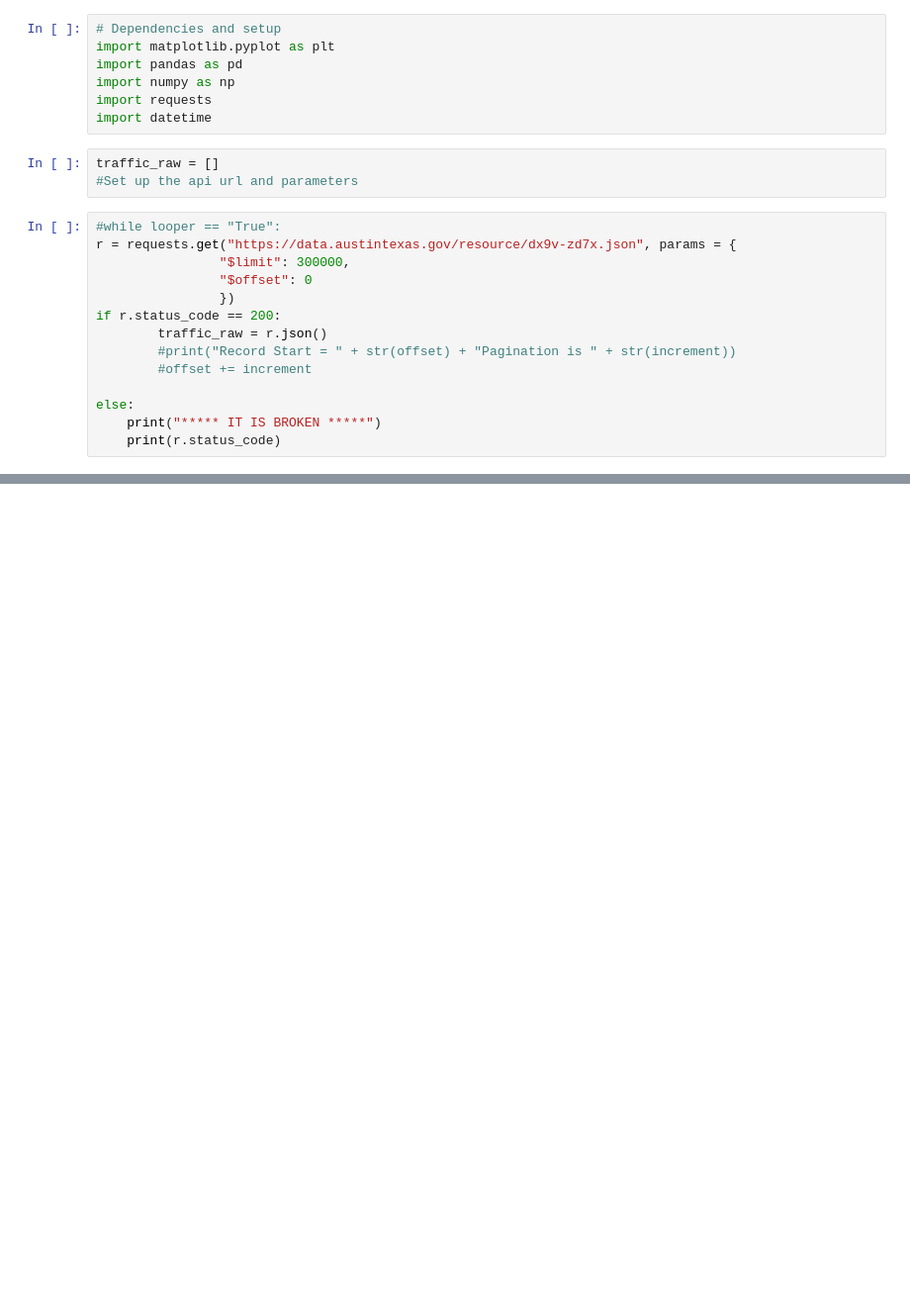
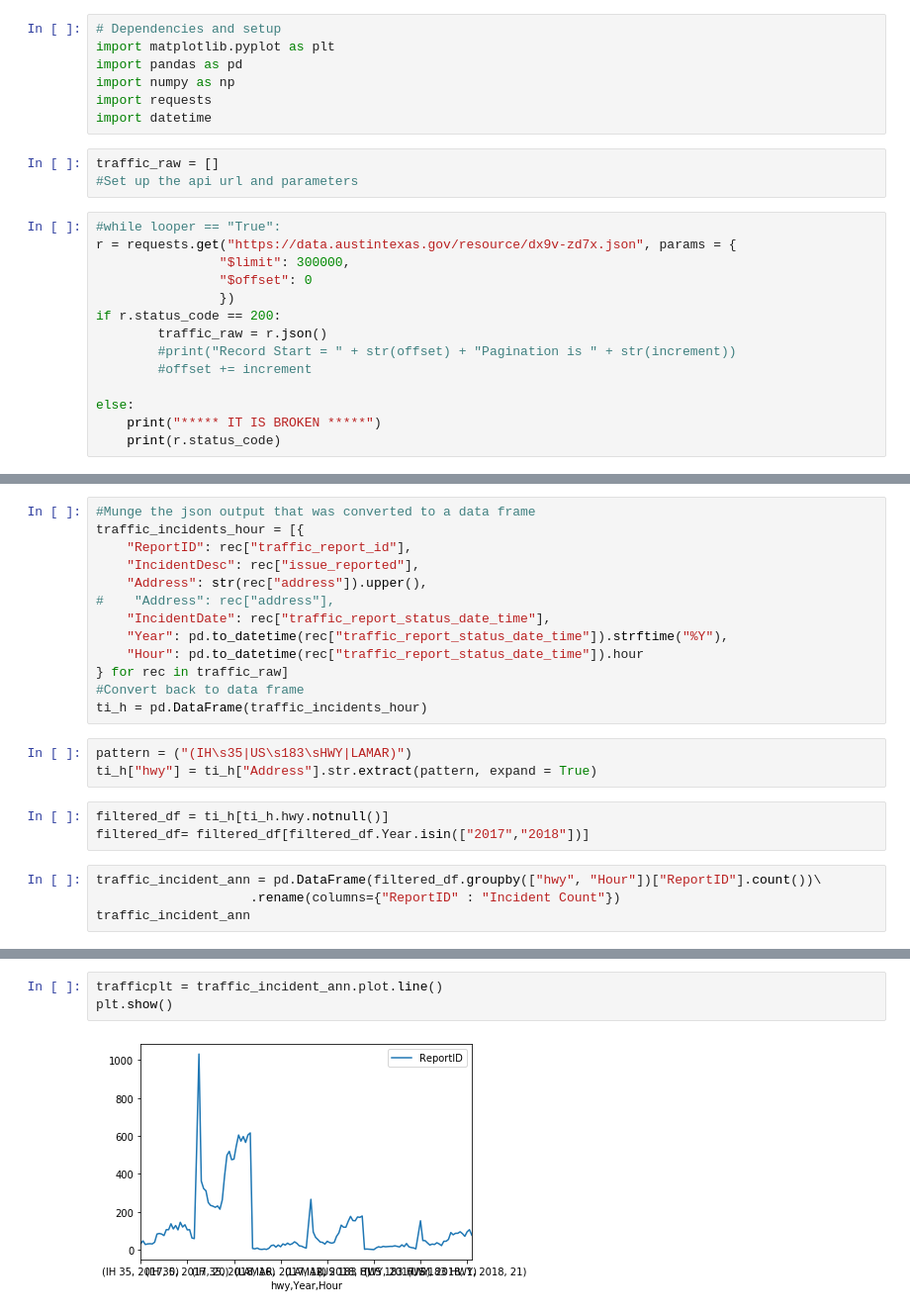
Before and after one commit to SaifeelMomin/Project1---Team_BigBend, a Jupyter notebook: traffic_incident_apis/data.austin/Austin.data.traffic_api.ipynb, the cells around one changed output, grey strips where cells are left out. Shown at 99% size. Cells and saved outputs as stored; diff of their text form; blank space fills up the shorter version.

Commit message:
cleaned up data frames grouped by hour and year extracted street

```diff
--- a/traffic_incident_apis/data.austin/Austin.data.traffic_api.ipynb
+++ b/traffic_incident_apis/data.austin/Austin.data.traffic_api.ipynb
@@ -95,0 +55,23 @@ incident_date
+# %%
+#Munge the json output that was converted to a data frame
+traffic_incidents_hour = [{
+    "ReportID": rec["traffic_report_id"],
+    "IncidentDesc": rec["issue_reported"],
+    "Address": str(rec["address"]).upper(),
+#    "Address": rec["address"],
+    "IncidentDate": rec["traffic_report_status_date_time"],
+    "Year": pd.to_datetime(rec["traffic_report_status_date_time"]).strftime("%Y"),
+    "Hour": pd.to_datetime(rec["traffic_report_status_date_time"]).hour
+} for rec in traffic_raw]
+#Convert back to data frame
+ti_h = pd.DataFrame(traffic_incidents_hour)
+# %%
+pattern = ("(IH\s35|US\s183\sHWY|LAMAR)")
+ti_h["hwy"] = ti_h["Address"].str.extract(pattern, expand = True)
+# %%
+filtered_df = ti_h[ti_h.hwy.notnull()]
+filtered_df= filtered_df[filtered_df.Year.isin(["2017","2018"])]
+# %%
+traffic_incident_ann = pd.DataFrame(filtered_df.groupby(["hwy", "Hour"])["ReportID"].count())\
+                    .rename(columns={"ReportID" : "Incident Count"})
+traffic_incident_ann
@@ -95,0 +124,5 @@ incident_date
+# %%
+trafficplt = traffic_incident_ann.plot.line()
+plt.show()
+# %% [output]
+[figure, added]
```
Also changed, not shown: parts of 7 cells of this notebook.
